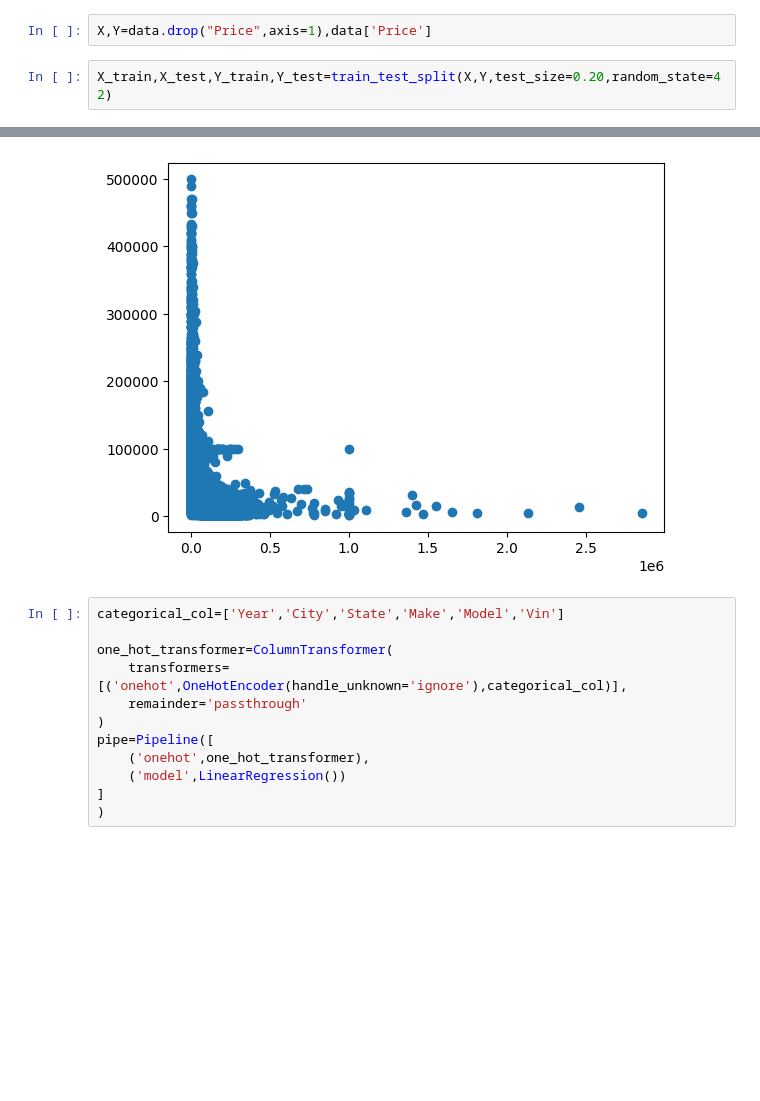
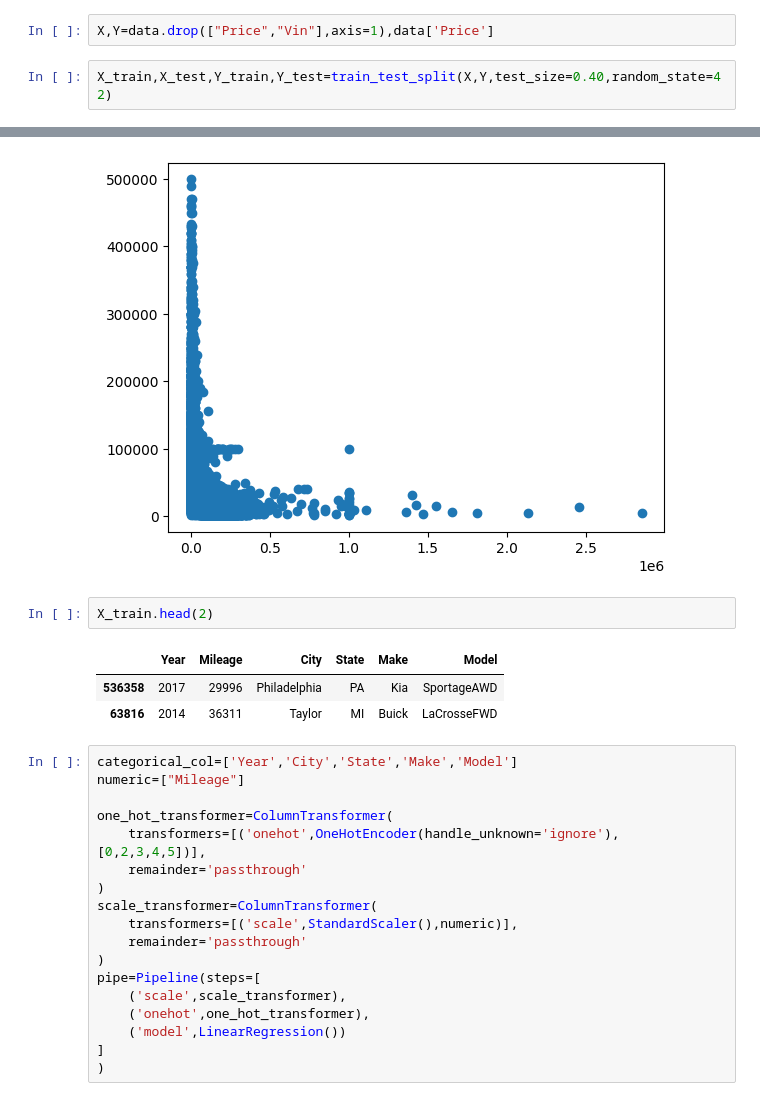
Before and after one commit to IMMRM/Car-price-prediction-system, a Jupyter notebook: Notebooks/EDA.ipynb, the cells around one changed output, grey strips where cells are left out. Drawn from its saved outputs; the diff is of its cells as text; blank space fills up the shorter version.

Commit message:
Model preparation

```diff
--- a/Notebooks/EDA.ipynb
+++ b/Notebooks/EDA.ipynb
@@ -70,9 +73,9 @@ data.describe()
 | 75% | 26995.000000 | 2016.000000 | 7.218600e+04 |
 | max | 499500.000000 | 2018.000000 | 2.856196e+06 |
 # %%
-X,Y=data.drop("Price",axis=1),data['Price']
+X,Y=data.drop(["Price","Vin"],axis=1),data['Price']
 # %%
-X_train,X_test,Y_train,Y_test=train_test_split(X,Y,test_size=0.20,random_state=42)
+X_train,X_test,Y_train,Y_test=train_test_split(X,Y,test_size=0.40,random_state=42)
 # %%
 #So let's first create a average model which will just throw a average of all the prices for each query point as price to get a baseline score
 avg=np.average(Y_train)
@@ -120,14 +123,26 @@ plt.scatter(data['Mileage'],data['Price'])
 # %% [output]
 <matplotlib.collections.PathCollection at 0x...>
 [figure]
+# %%
+X_train.head(2)
+# %% [output]
+|  | Year | Mileage | City | State | Make | Model |
+| 536358 | 2017 | 29996 | Philadelphia | PA | Kia | SportageAWD |
+| 63816 | 2014 | 36311 | Taylor | MI | Buick | LaCrosseFWD |
 # %%
-categorical_col=['Year','City','State','Make','Model','Vin']
+categorical_col=['Year','City','State','Make','Model']
+numeric=["Mileage"]
 
 one_hot_transformer=ColumnTransformer(
-    transformers=[('onehot',OneHotEncoder(handle_unknown='ignore'),categorical_col)],
+    transformers=[('onehot',OneHotEncoder(handle_unknown='ignore'),[0,2,3,4,5])],
     remainder='passthrough'
 )
-pipe=Pipeline([
+scale_transformer=ColumnTransformer(
+    transformers=[('scale',StandardScaler(),numeric)],
+    remainder='passthrough'
+)
+pipe=Pipeline(steps=[
+    ('scale',scale_transformer),
     ('onehot',one_hot_transformer),
     ('model',LinearRegression())
 ]
```
Also changed, not shown: parts of 10 cells of this notebook, 1 other file.
